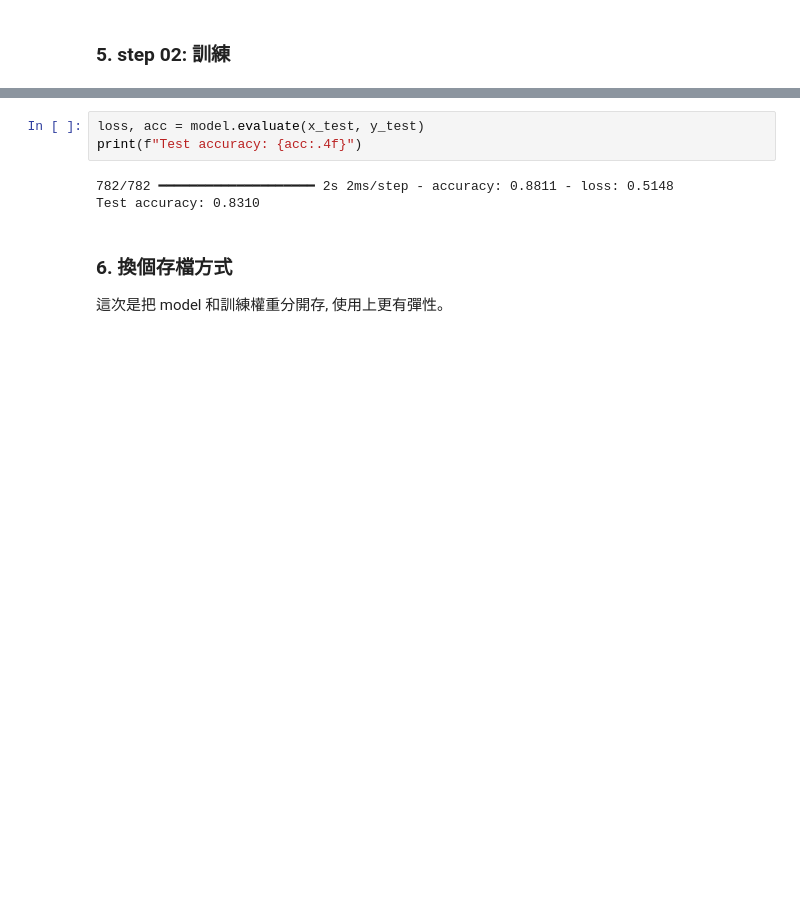
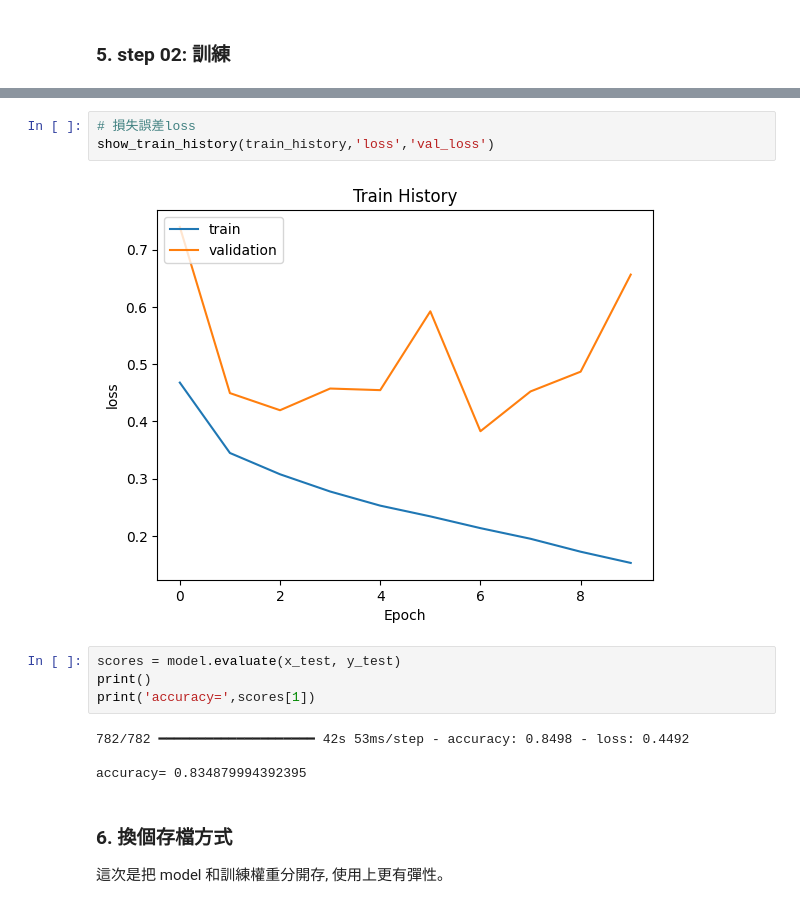
Before and after one commit to 3B032049/2025_ML_hws, a Jupyter notebook: hw5-1.ipynb, the cells around one changed output, grey strips where cells are left out. Cells and saved outputs as stored; diff of their text form; blank space fills up the shorter version.

```diff
--- a/hw5-1.ipynb
+++ b/hw5-1.ipynb
@@ -161,9 +186,16 @@ plt.show()
+# %%
+# 損失誤差loss
+show_train_history(train_history,'loss','val_loss')
+# %% [output]
+[figure, added]
 # %%
-loss, acc = model.evaluate(x_test, y_test)
-print(f"Test accuracy: {acc:.4f}")
+scores = model.evaluate(x_test, y_test)
+print()
+print('accuracy=',scores[1])
 # %% [output]
-782/782 ━━━━━━━━━━━━━━━━━━━━ 2s 2ms/step - accuracy: 0.8811 - loss: 0.5148
-Test accuracy: 0.8310
+782/782 ━━━━━━━━━━━━━━━━━━━━ 42s 53ms/step - accuracy: 0.8498 - loss: 0.4492
+
+accuracy= 0.834879994392395
 # %% [markdown]
 ### 6. 換個存檔方式
 
```
Also changed, not shown: parts of 24 cells of this notebook.
